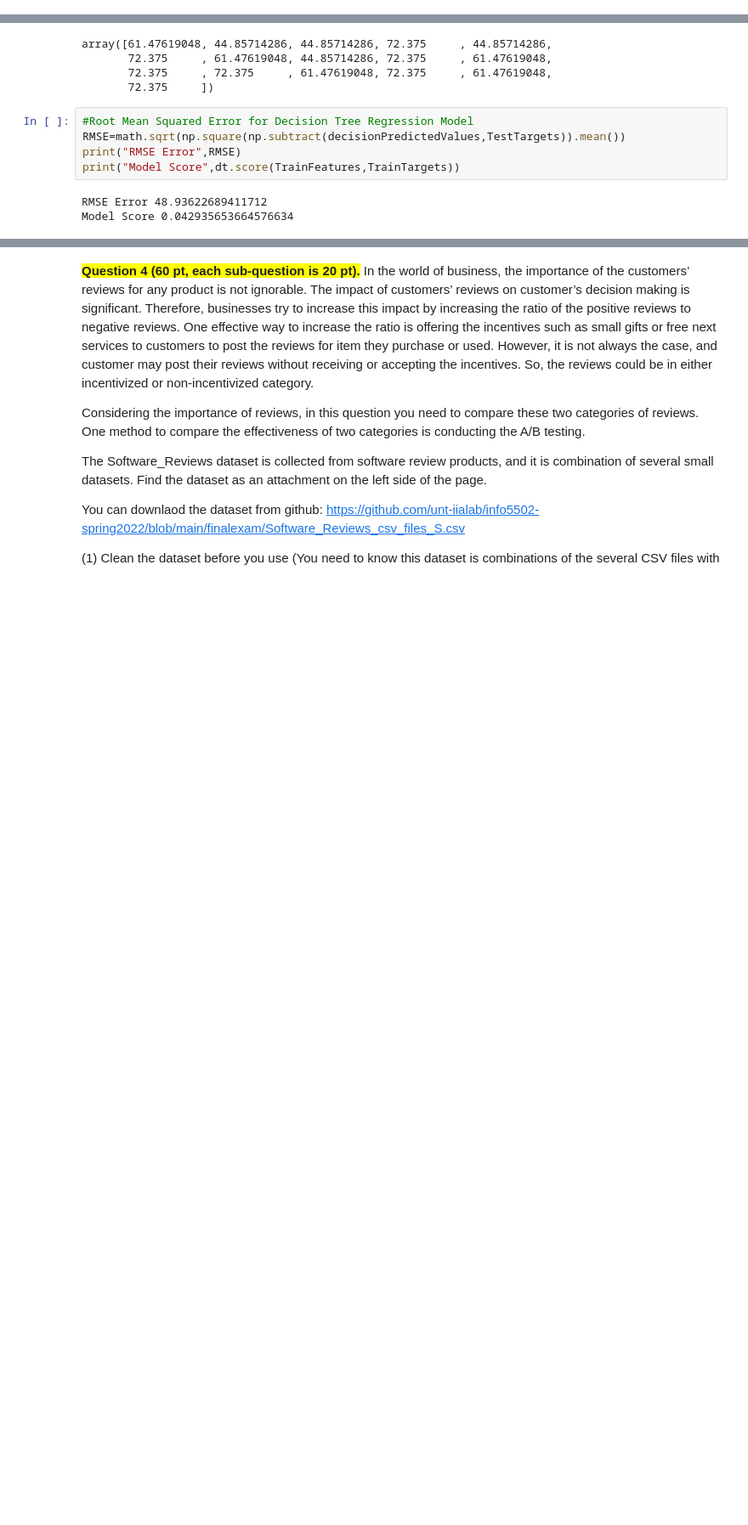
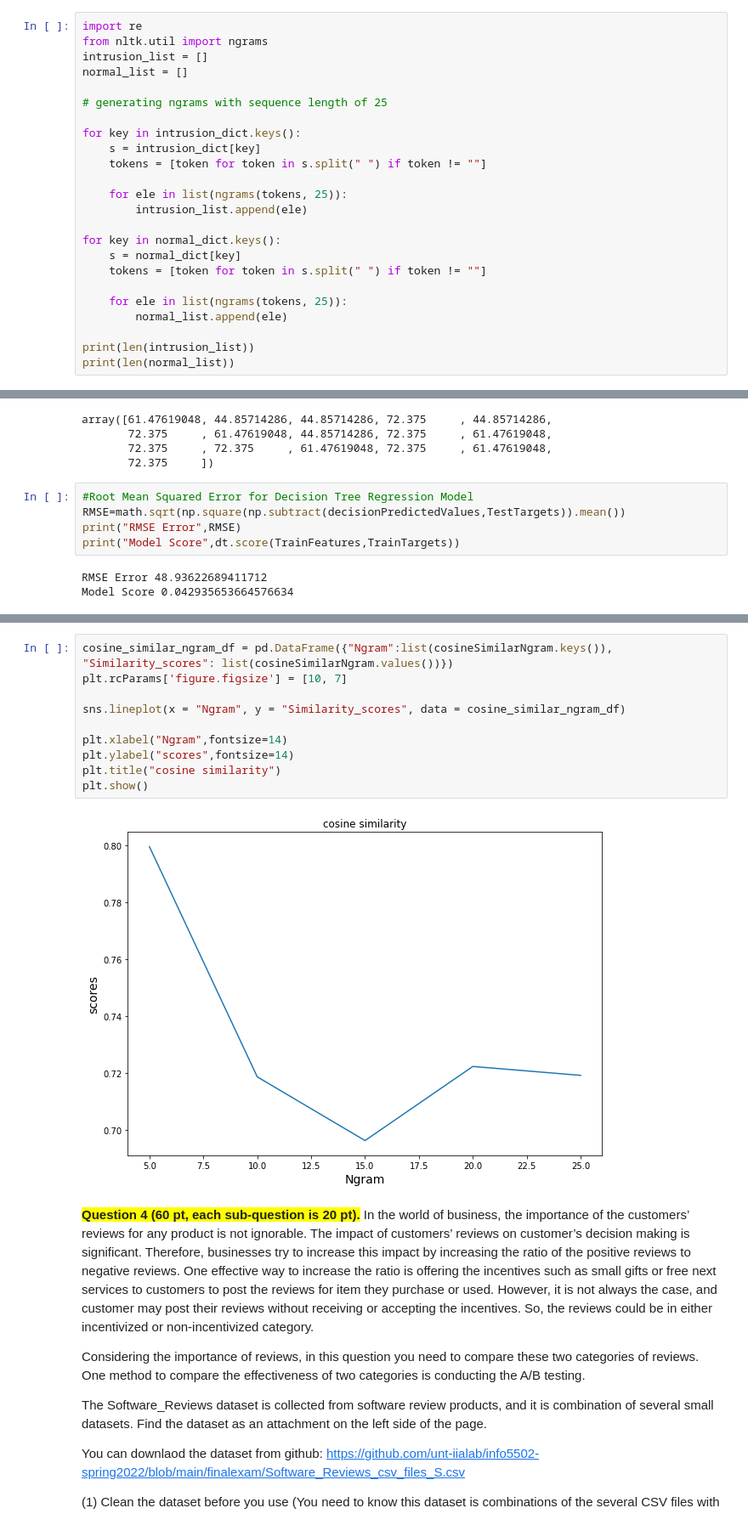
Before and after one commit to gantaphani/Phanesh_INFO5502_Spring2022, a Jupyter notebook: INFO_5502_Final_Exam_Spring2022.ipynb, the cells around one changed output, grey strips where cells are left out. Shown at 85% size. Cells and saved outputs as stored; diff of their text form; blank space fills up the shorter version.

```diff
--- a/INFO_5502_Final_Exam_Spring2022.ipynb
+++ b/INFO_5502_Final_Exam_Spring2022.ipynb
@@ -188,0 +210,24 @@ print(intrusionSet.head(5).to_string())
+# %%
+import re
+from nltk.util import ngrams
+intrusion_list = []
+normal_list = []
+
+# generating ngrams with sequence length of 25
+
+for key in intrusion_dict.keys():
+    s = intrusion_dict[key]
+    tokens = [token for token in s.split(" ") if token != ""]
+
+    for ele in list(ngrams(tokens, 25)):
+        intrusion_list.append(ele)
+
+for key in normal_dict.keys():
+    s = normal_dict[key]
+    tokens = [token for token in s.split(" ") if token != ""]
+
+    for ele in list(ngrams(tokens, 25)):
+        normal_list.append(ele)
+
+print(len(intrusion_list))
+print(len(normal_list))
@@ -318,3 +452,15 @@ Model Score 0.042935653664576634
+# %%
+cosine_similar_ngram_df = pd.DataFrame({"Ngram":list(cosineSimilarNgram.keys()), "Similarity_scores": list(cosineSimilarNgram.values())})
+plt.rcParams['figure.figsize'] = [10, 7]
+
+sns.lineplot(x = "Ngram", y = "Similarity_scores", data = cosine_similar_ngram_df)
+
+plt.xlabel("Ngram",fontsize=14)
+plt.ylabel("scores",fontsize=14)
+plt.title("cosine similarity")
+plt.show()
+# %% [output]
+[figure, added]
 # %% [markdown]
 <span style='background:yellow'>**Question 4 (60 pt, each sub-question is 20 pt).**</span> In the world of business, the importance of the customers’ reviews for any product is not ignorable. The impact of customers’ reviews on customer’s decision making is significant. Therefore, businesses try to increase this impact by increasing the ratio of the positive reviews to negative reviews. One effective way to increase the ratio is offering the incentives such as small gifts or free next services to customers to post the reviews for item they purchase or used. However, it is not always the case, and customer may post their reviews without receiving or accepting the incentives. So, the reviews could be in either incentivized or non-incentivized category.
 
```
Also changed, not shown: parts of 10 cells of this notebook.
